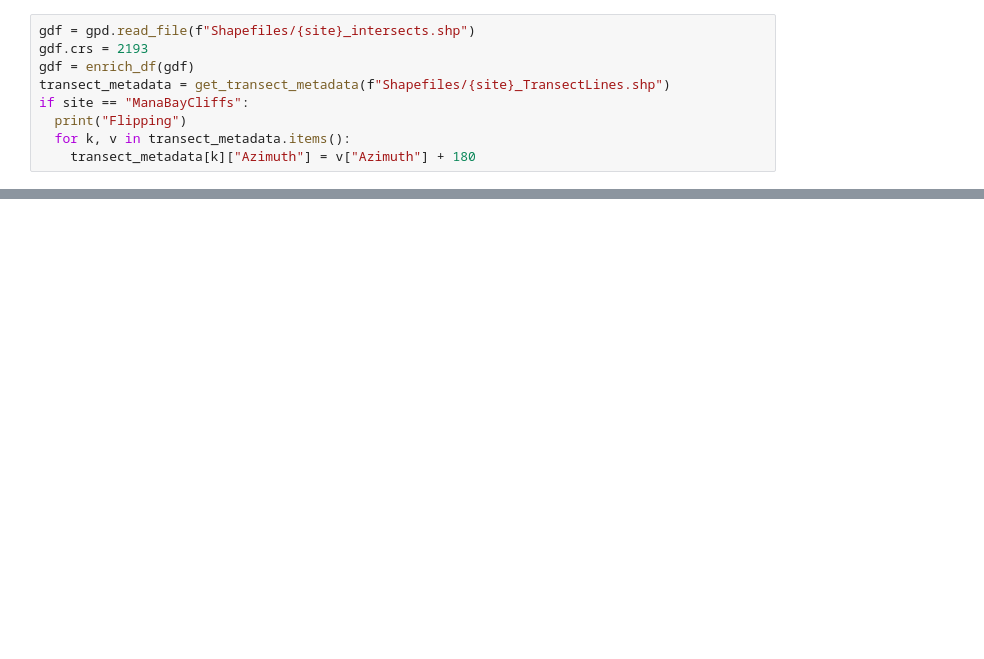
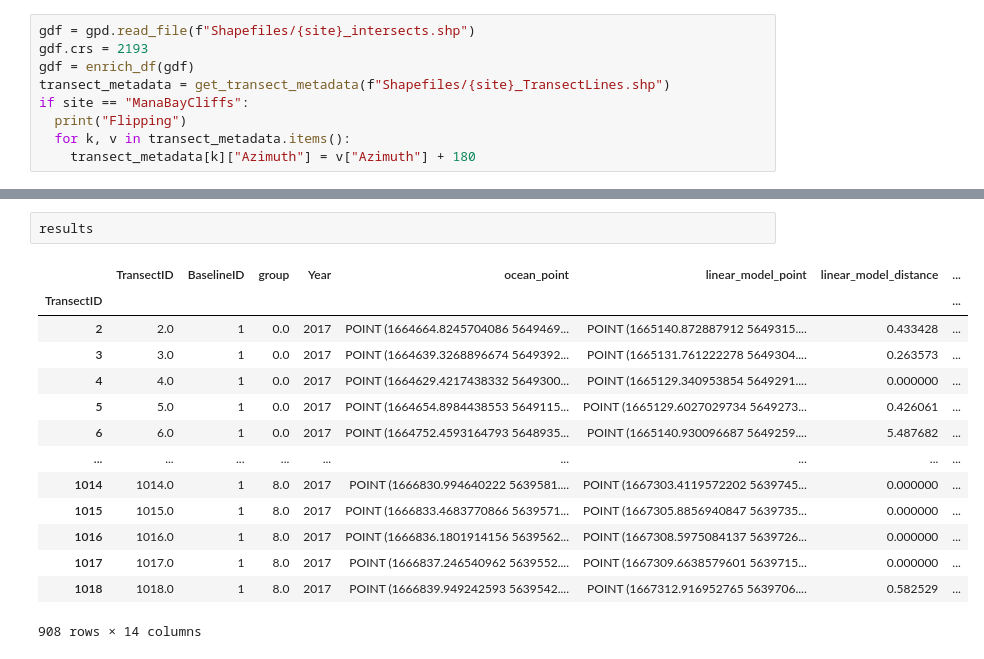
Before and after one commit to RNC-Research-Group/CliffErosion_Projections, a Jupyter notebook: Hindcast.ipynb, the cells around one changed output, grey strips where cells are left out. Saved outputs shown, nothing was run; the diff lists cells and outputs as text; blank space fills up the shorter version.

```diff
--- a/Hindcast.ipynb
+++ b/Hindcast.ipynb
@@ -190 +231,18 @@ max       34.268004
 dtype: float64
+# %%
+results
+# %% [output]
+|  | TransectID | BaselineID | group | Year | ocean_point | linear_model_point | linear_model_distance | ... |
+| TransectID |  |  |  |  |  |  |  | ... |
+| 2 | 2.0 | 1 | 0.0 | 2017 | POINT (1664664.8245704086 5649469... | POINT (1665140.872887912 5649315.... | 0.433428 | ... |
+| 3 | 3.0 | 1 | 0.0 | 2017 | POINT (1664639.3268896674 5649392... | POINT (1665131.761222278 5649304.... | 0.263573 | ... |
+| 4 | 4.0 | 1 | 0.0 | 2017 | POINT (1664629.4217438332 5649300... | POINT (1665129.340953854 5649291.... | 0.000000 | ... |
+| 5 | 5.0 | 1 | 0.0 | 2017 | POINT (1664654.8984438553 5649115... | POINT (1665129.6027029734 5649273... | 0.426061 | ... |
+| 6 | 6.0 | 1 | 0.0 | 2017 | POINT (1664752.4593164793 5648935... | POINT (1665140.930096687 5649259.... | 5.487682 | ... |
+| ... | ... | ... | ... | ... | ... | ... | ... | ... |
+| 1014 | 1014.0 | 1 | 8.0 | 2017 | POINT (1666830.994640222 5639581.... | POINT (1667303.4119572202 5639745... | 0.000000 | ... |
+| 1015 | 1015.0 | 1 | 8.0 | 2017 | POINT (1666833.4683770866 5639571... | POINT (1667305.8856940847 5639735... | 0.000000 | ... |
+| 1016 | 1016.0 | 1 | 8.0 | 2017 | POINT (1666836.1801914156 5639562... | POINT (1667308.5975084137 5639726... | 0.000000 | ... |
+| 1017 | 1017.0 | 1 | 8.0 | 2017 | POINT (1666837.246540962 5639552.... | POINT (1667309.6638579601 5639715... | 0.000000 | ... |
+| 1018 | 1018.0 | 1 | 8.0 | 2017 | POINT (1666839.949242593 5639542.... | POINT (1667312.916952765 5639706.... | 0.582529 | ... |
+908 rows × 14 columns
```
Also changed, not shown: parts of 13 cells of this notebook, 1 other file.
